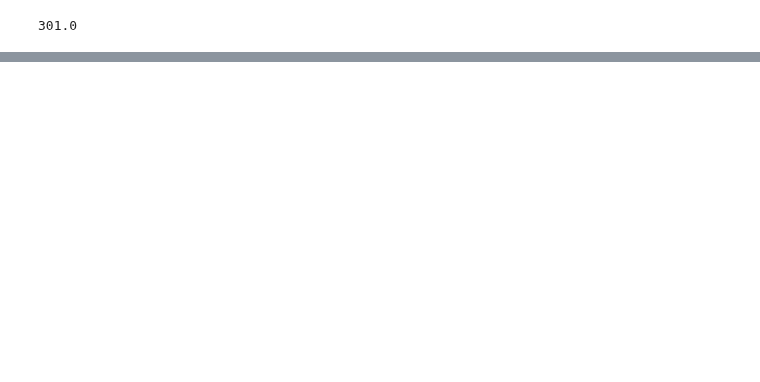
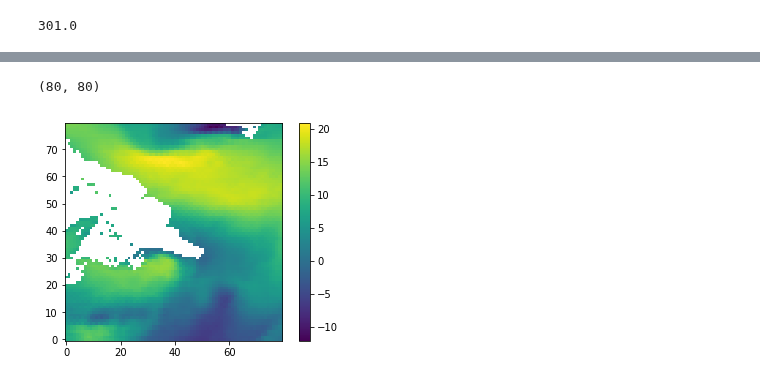
Before and after one commit to evankielley/IceDEF, a Jupyter notebook: notebooks/testing_new_metocean_data.ipynb, the cells around one changed output, grey strips where cells are left out. Cells and saved outputs as stored; diff of their text form; code cells hidden in the pictures; blank space fills up the shorter version.

```diff
--- a/notebooks/testing_new_metocean_data.ipynb
+++ b/notebooks/testing_new_metocean_data.ipynb
@@ -193,0 +187,2 @@ bad_lons[-1]
+# %%
+ds = nc.Dataset('/home/evankielley/IceDEF/notebooks/cache/WIND_GLO_WIND_L4_NRT_OBSERVATIONS_012_00420150406.nc')
@@ -193,0 +234,12 @@ bad_lons[-1]
+# %%
+u = ds['eastward_wind'][2,0,:,:]
+# %%
+u.shape
+# %% [output]
+(80, 80)
+# %%
+plt.imshow(u, origin='lower')
+plt.colorbar()
+plt.show()
+# %% [output]
+[figure, added]
```
Also changed, not shown: parts of 14 cells of this notebook.
